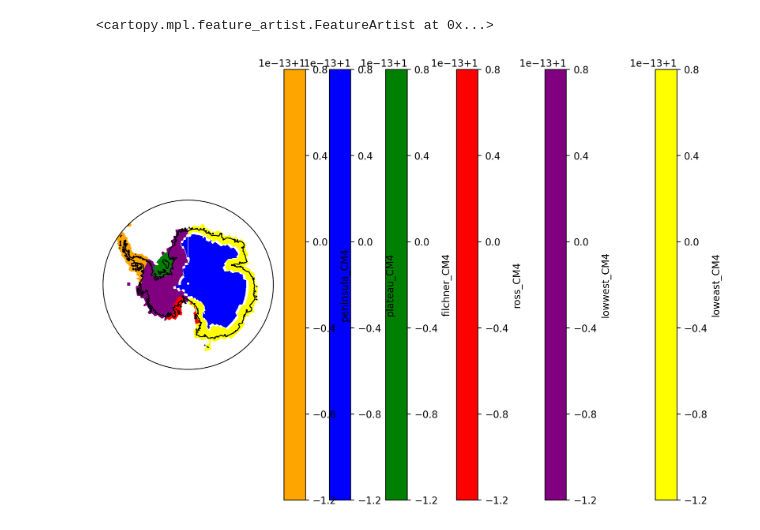
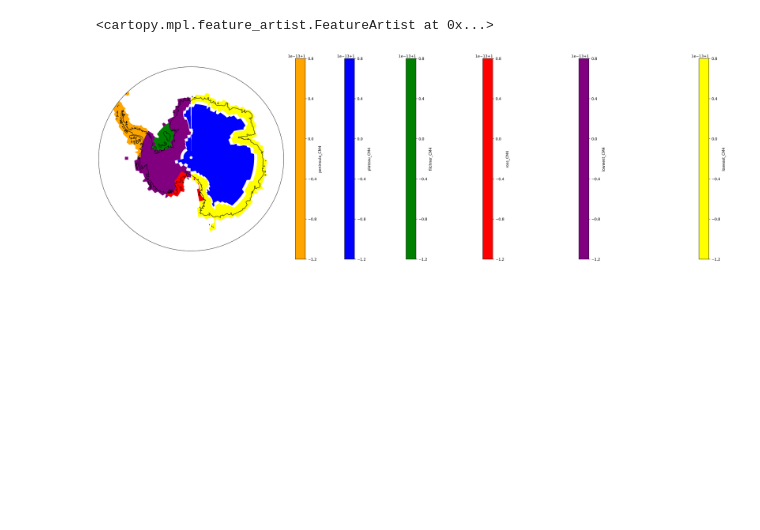
Before and after one commit to twass21/katabatic_winds, a Jupyter notebook: Plotted_masks.ipynb, the cells around one changed output. Drawn from its saved outputs; the diff is of its cells as text; code cells hidden in the pictures; blank space fills up the shorter version.

Commit message:
made mask plot look nicer

```diff
--- a/Plotted_masks.ipynb
+++ b/Plotted_masks.ipynb
@@ -18,7 +18,7 @@ mask_ESM4= xr.open_dataset('/home/pachamama/shared/antarctica_mask/ESM4_mask_ant
 # %%
 #Some of the masks overlap, so I had to plot them in this specific order to show them all
 subplot_kws = dict(projection=ccrs.SouthPolarStereo())
-fig, ax = plt.subplots(figsize=[12, 8],subplot_kw=subplot_kws)
+fig, ax = plt.subplots(figsize=[35, 10],subplot_kw=subplot_kws)
 
 mask_CM4.loweast_CM4.plot.contourf(ax=ax,
                transform =ccrs.PlateCarree(),
@@ -26,34 +26,34 @@ mask_CM4.loweast_CM4.plot.contourf(ax=ax,
 mask_CM4.lowwest_CM4.plot.contourf(ax=ax,
                transform =ccrs.PlateCarree(),
                colors= 'Purple')
 mask_CM4.ross_CM4.plot.contourf(ax=ax,
                transform =ccrs.PlateCarree(),
                 colors= 'Red')
 mask_CM4.filchner_CM4.plot.contourf(ax=ax,
                transform =ccrs.PlateCarree(),
                 colors= 'Green')
 mask_CM4.plateau_CM4.plot.contourf(ax=ax,
                transform =ccrs.PlateCarree(),
                 colors= 'Blue')
 mask_CM4.peninsula_CM4.plot.contourf(ax=ax,
                transform =ccrs.PlateCarree(),
                 colors= 'Orange')
 
 
     # Limit the map to -50 degrees latitude and below.
 ax.set_extent([-180, 180, -90, -60], ccrs.PlateCarree())
 
 
 theta = np.linspace(0, 2*np.pi, 100)
 center, radius = [0.5, 0.5], 0.5
 verts = np.vstack([np.sin(theta), np.cos(theta)]).T
 circle = mpath.Path(verts * radius + center)
 
 ax.set_boundary(circle, transform=ax.transAxes)
 ax.coastlines()
 # %% [output]
 <cartopy.mpl.feature_artist.FeatureArtist at 0x...>
-[figure, old version]
+[figure, new version]
 # %%
 #Some of the masks overlap, so I had to plot them in this specific order to show them all
 subplot_kws = dict(projection=ccrs.SouthPolarStereo())
```
Also changed, not shown: parts of 5 cells of this notebook.
